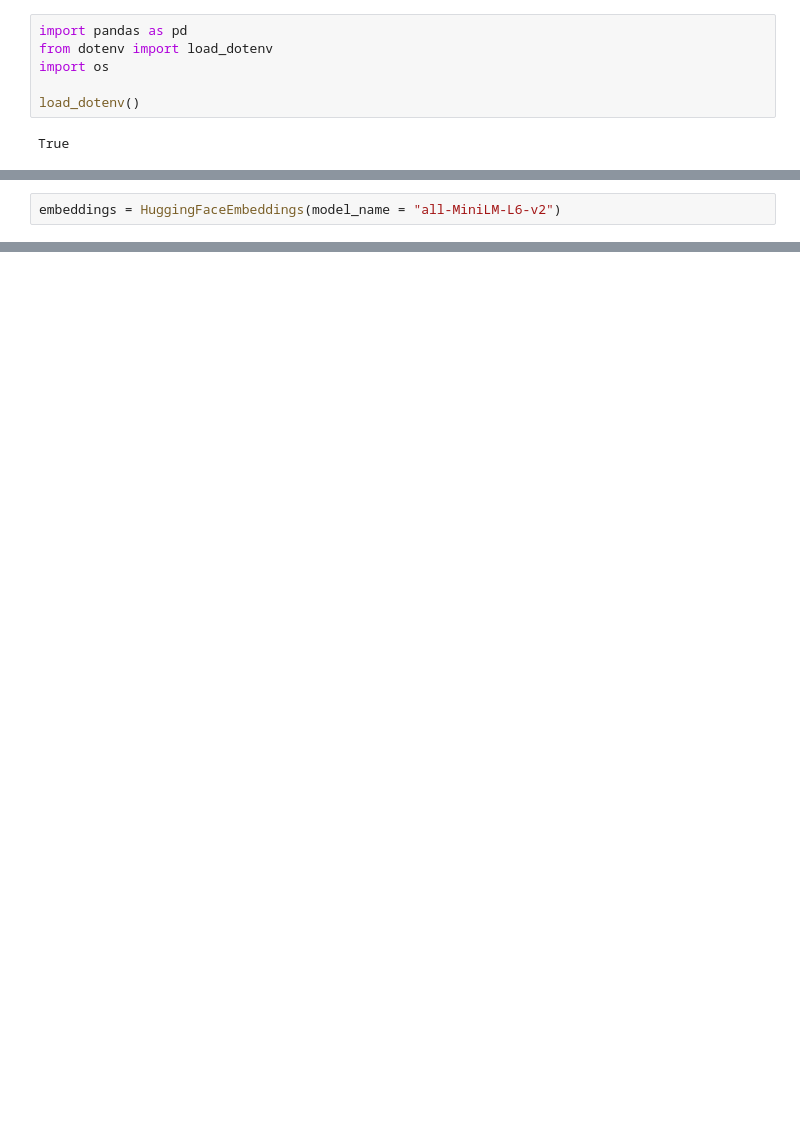
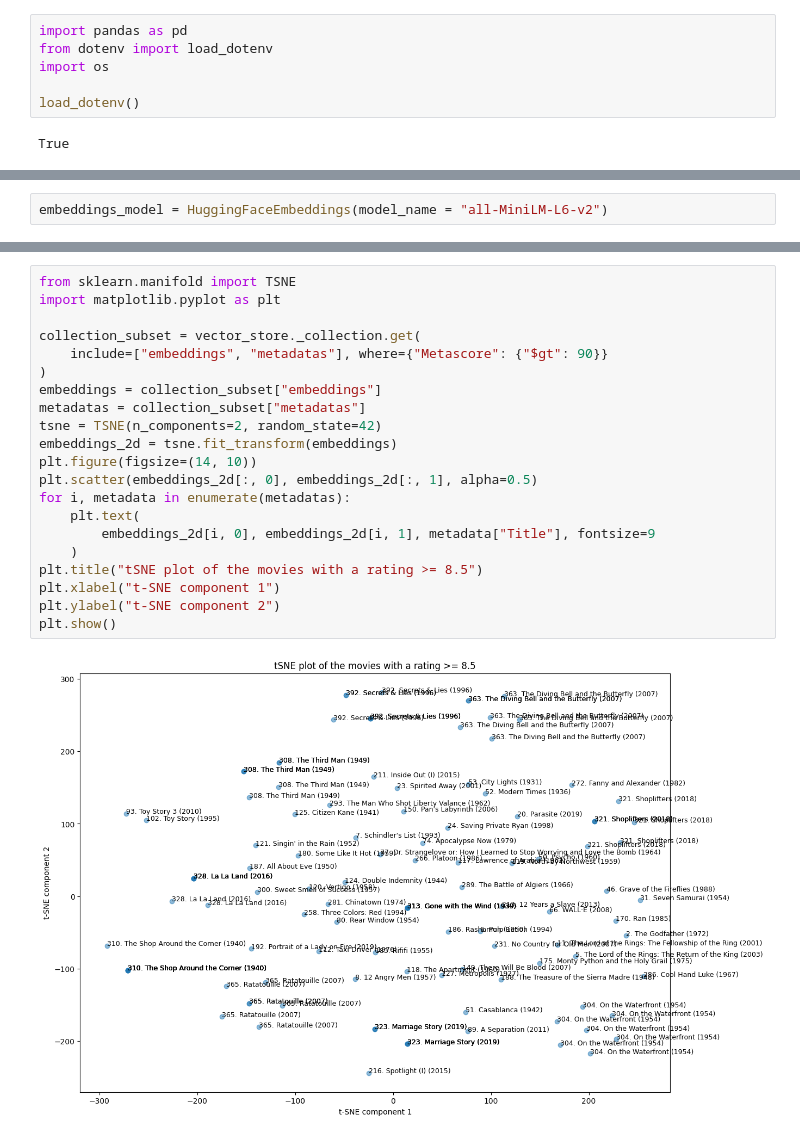
Before and after one commit to bhavit89/langchain_learning, a Jupyter notebook: RAG/understanding_embedding.ipynb, the cells around one changed output, grey strips where cells are left out. Saved outputs shown, nothing was run; the diff lists cells and outputs as text; blank space fills up the shorter version.

```diff
--- a/RAG/understanding_embedding.ipynb
+++ b/RAG/understanding_embedding.ipynb
@@ -20,2 +21,2 @@ from langchain_chroma import Chroma
 # %%
-embeddings = HuggingFaceEmbeddings(model_name = "all-MiniLM-L6-v2")
+embeddings_model = HuggingFaceEmbeddings(model_name = "all-MiniLM-L6-v2")
@@ -21,0 +108,23 @@ embeddings = HuggingFaceEmbeddings(model_name = "all-MiniLM-L6-v2")
+# %%
+from sklearn.manifold import TSNE
+import matplotlib.pyplot as plt
+
+collection_subset = vector_store._collection.get(
+    include=["embeddings", "metadatas"], where={"Metascore": {"$gt": 90}}
+)
+embeddings = collection_subset["embeddings"]
+metadatas = collection_subset["metadatas"]
+tsne = TSNE(n_components=2, random_state=42)
+embeddings_2d = tsne.fit_transform(embeddings)
+plt.figure(figsize=(14, 10))
+plt.scatter(embeddings_2d[:, 0], embeddings_2d[:, 1], alpha=0.5)
+for i, metadata in enumerate(metadatas):
+    plt.text(
+        embeddings_2d[i, 0], embeddings_2d[i, 1], metadata["Title"], fontsize=9
+    )
+plt.title("tSNE plot of the movies with a rating >= 8.5")
+plt.xlabel("t-SNE component 1")
+plt.ylabel("t-SNE component 2")
+plt.show()
+# %% [output]
+[figure, added]
```
Also changed, not shown: parts of 3 cells of this notebook, 7 other files.
